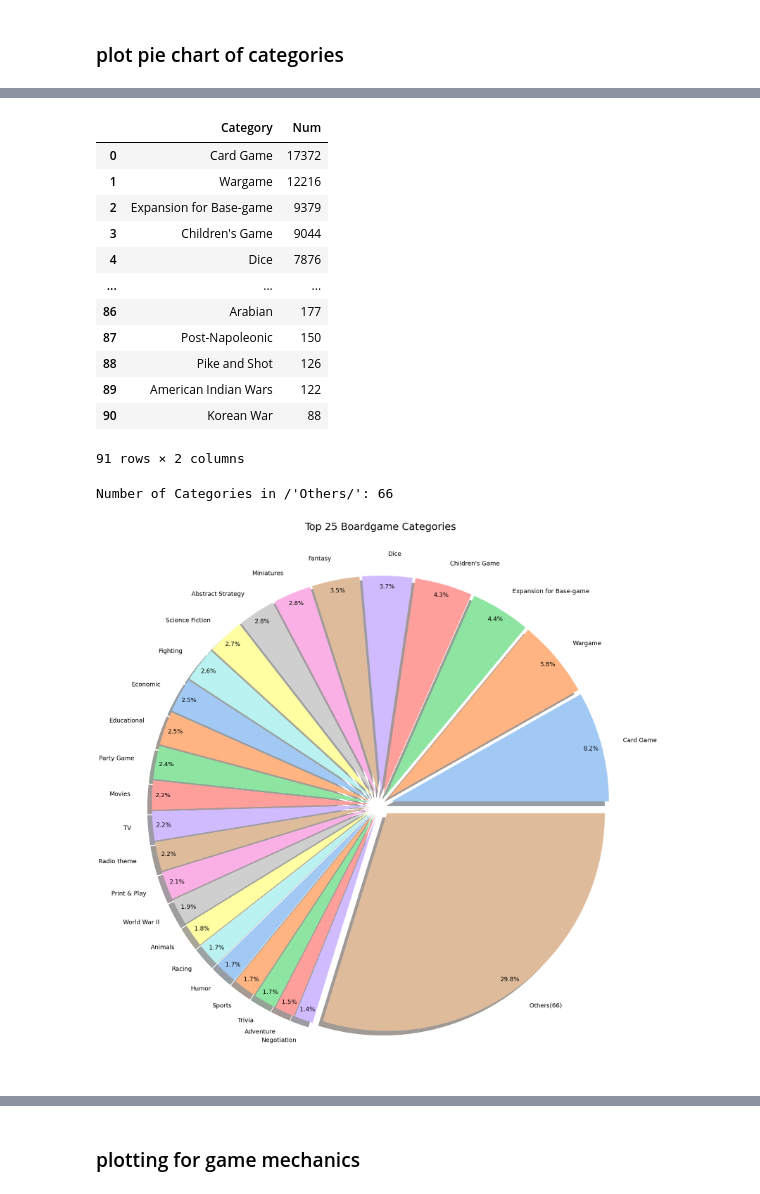
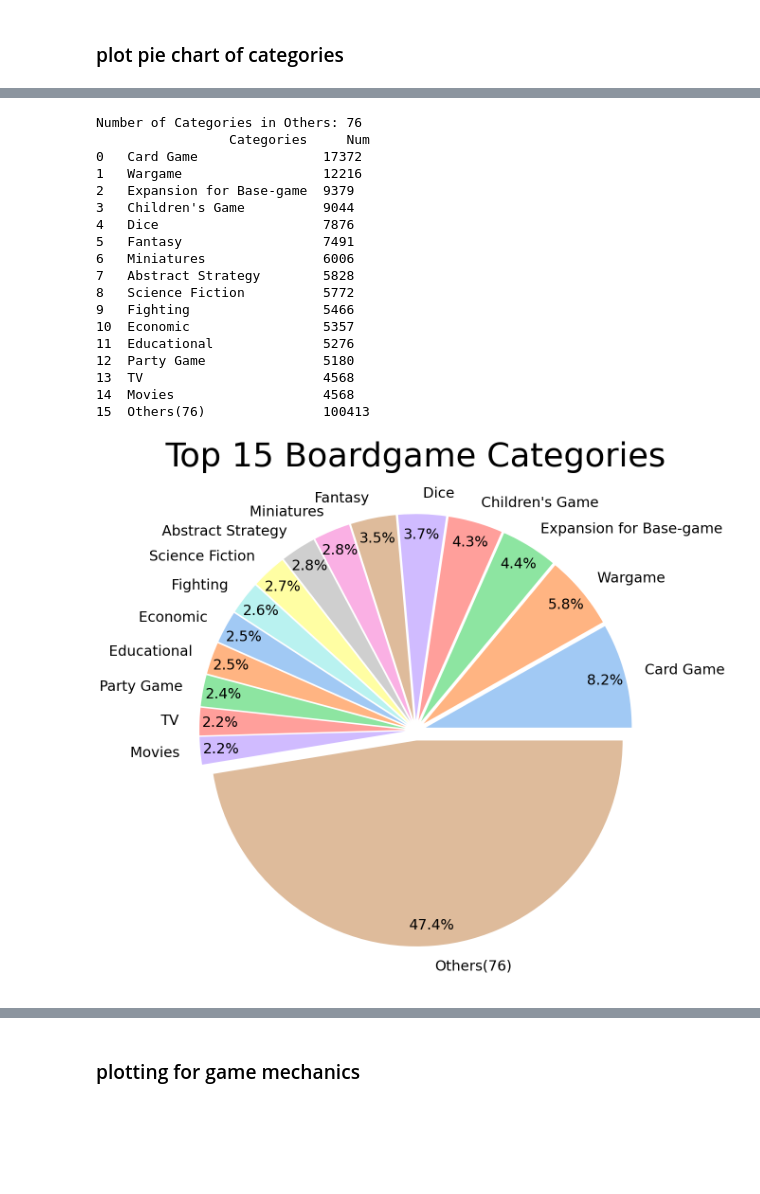
Before and after one commit to zyang0009/boardgamerecommender, a Jupyter notebook: src/2.EDA.ipynb, the cells around one changed output, grey strips where cells are left out. Saved outputs shown, nothing was run; the diff lists cells and outputs as text; code cells hidden in the pictures; blank space fills up the shorter version.

```diff
--- a/src/2.EDA.ipynb
+++ b/src/2.EDA.ipynb
@@ -78,0 +53,2 @@ cat_df
+# %%
+cat_df = create_cat_df(worddata,'category','Categories')
@@ -119,15 +97,14 @@ def plot_cat_pie(df,columnname,nametext,num):
     df_pie = df_pie.append({columnname:f'Others({others_num})','Num':others_sum},ignore_index=True)
     print(df_pie)
     #creating the pie chart
-    pie, ax = plt.subplots(figsize=[30,30])
+    pie, ax = plt.subplots(figsize=[20,20])
     labels = df_pie[columnname]
     plt.pie(x=df_pie['Num'],
             autopct="%.1f%%",
             explode=[0.05]*(num+1),
             labels=labels,
-           pctdistance=0.95,
-           shadow=0.5,
-           textprops={'fontsize':18})
-    plt.title(f"Top {num} Boardgame {nametext}", fontsize=30)
+           pctdistance=0.90,
+           textprops={'fontsize':30})
+    plt.title(f"Top {num} Boardgame {nametext}", fontsize=70)
 
-    plt.savefig(f'../img/{nametext}_pie.png',dpi=300)
+    plt.savefig(f'../img/top{num}.{nametext}_pie.png',dpi=150,transparent=True)
@@ -178,21 +111,22 @@ plt.savefig('../img/category_pie.png',dpi=300)
-# %%
-cat_df
-# %% [output]
-|  | Category | Num |
-| 0 | Card Game | 17372 |
-| 1 | Wargame | 12216 |
-| 2 | Expansion for Base-game | 9379 |
-| 3 | Children's Game | 9044 |
-| 4 | Dice | 7876 |
-| ... | ... | ... |
-| 86 | Arabian | 177 |
-| 87 | Post-Napoleonic | 150 |
-| 88 | Pike and Shot | 126 |
-| 89 | American Indian Wars | 122 |
-| 90 | Korean War | 88 |
-91 rows × 2 columns
 # %%
-plot_cat_pie(cat_df,'Category','Categories',25)
+plot_cat_pie(cat_df,'Categories','Categories',15)
 # %% [output]
-Number of Categories in /'Others/': 66
+Number of Categories in Others: 76
+                 Categories     Num
+0   Card Game                17372
+1   Wargame                  12216
+2   Expansion for Base-game  9379
+3   Children's Game          9044
+4   Dice                     7876
+5   Fantasy                  7491
+6   Miniatures               6006
+7   Abstract Strategy        5828
+8   Science Fiction          5772
+9   Fighting                 5466
+10  Economic                 5357
+11  Educational              5276
+12  Party Game               5180
+13  TV                       4568
+14  Movies                   4568
+15  Others(76)               100413
-[figure, old version]
+[figure, new version]
```
Also changed, not shown: parts of 17 cells of this notebook, 51 other files.
